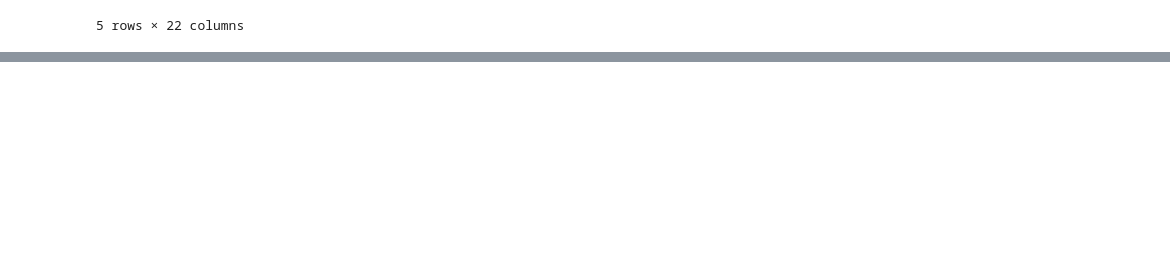
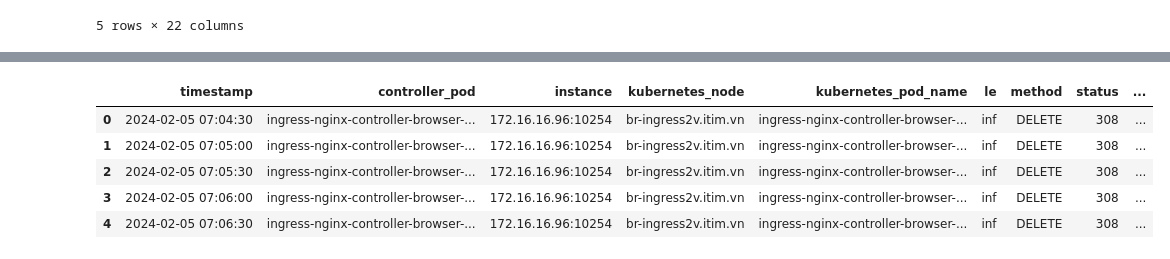
Before and after one commit to vuvietnguyenit/data_analystic, a Jupyter notebook: notebooks/process_prom_format.ipynb, the cells around one changed output, grey strips where cells are left out. Cells and saved outputs as stored; diff of their text form; code cells hidden in the pictures; blank space fills up the shorter version.

```diff
--- a/notebooks/process_prom_format.ipynb
+++ b/notebooks/process_prom_format.ipynb
@@ -20,0 +23,9 @@ df.head()
+# %%
+# Select columns for easy following
+cols = df.columns.to_list()
+colums_drop = []
+for col in cols:
+    num_row = df.drop_duplicates(subset=col).__len__()
+    if num_row == 1:
+        colums_drop.append(col)
+print(colums_drop)
@@ -20,0 +44,17 @@ df.head()
+# %%
+# Change columns name
+# rename columns
+cols = {
+    "Time": "timestamp",
+    "Value #A": "value"
+}
+df = df.rename(columns=cols)
+df['timestamp'] = pd.to_datetime(df["timestamp"], unit="ms")
+df.head()
+# %% [output]
+|  | timestamp | controller_pod | instance | kubernetes_node | kubernetes_pod_name | le | method | status | ... |
+| 0 | 2024-02-05 07:04:30 | ingress-nginx-controller-browser-... | 172.16.16.96:10254 | br-ingress2v.itim.vn | ingress-nginx-controller-browser-... | inf | DELETE | 308 | ... |
+| 1 | 2024-02-05 07:05:00 | ingress-nginx-controller-browser-... | 172.16.16.96:10254 | br-ingress2v.itim.vn | ingress-nginx-controller-browser-... | inf | DELETE | 308 | ... |
+| 2 | 2024-02-05 07:05:30 | ingress-nginx-controller-browser-... | 172.16.16.96:10254 | br-ingress2v.itim.vn | ingress-nginx-controller-browser-... | inf | DELETE | 308 | ... |
+| 3 | 2024-02-05 07:06:00 | ingress-nginx-controller-browser-... | 172.16.16.96:10254 | br-ingress2v.itim.vn | ingress-nginx-controller-browser-... | inf | DELETE | 308 | ... |
+| 4 | 2024-02-05 07:06:30 | ingress-nginx-controller-browser-... | 172.16.16.96:10254 | br-ingress2v.itim.vn | ingress-nginx-controller-browser-... | inf | DELETE | 308 | ... |
```
Also changed, not shown: parts of 14 cells of this notebook.
